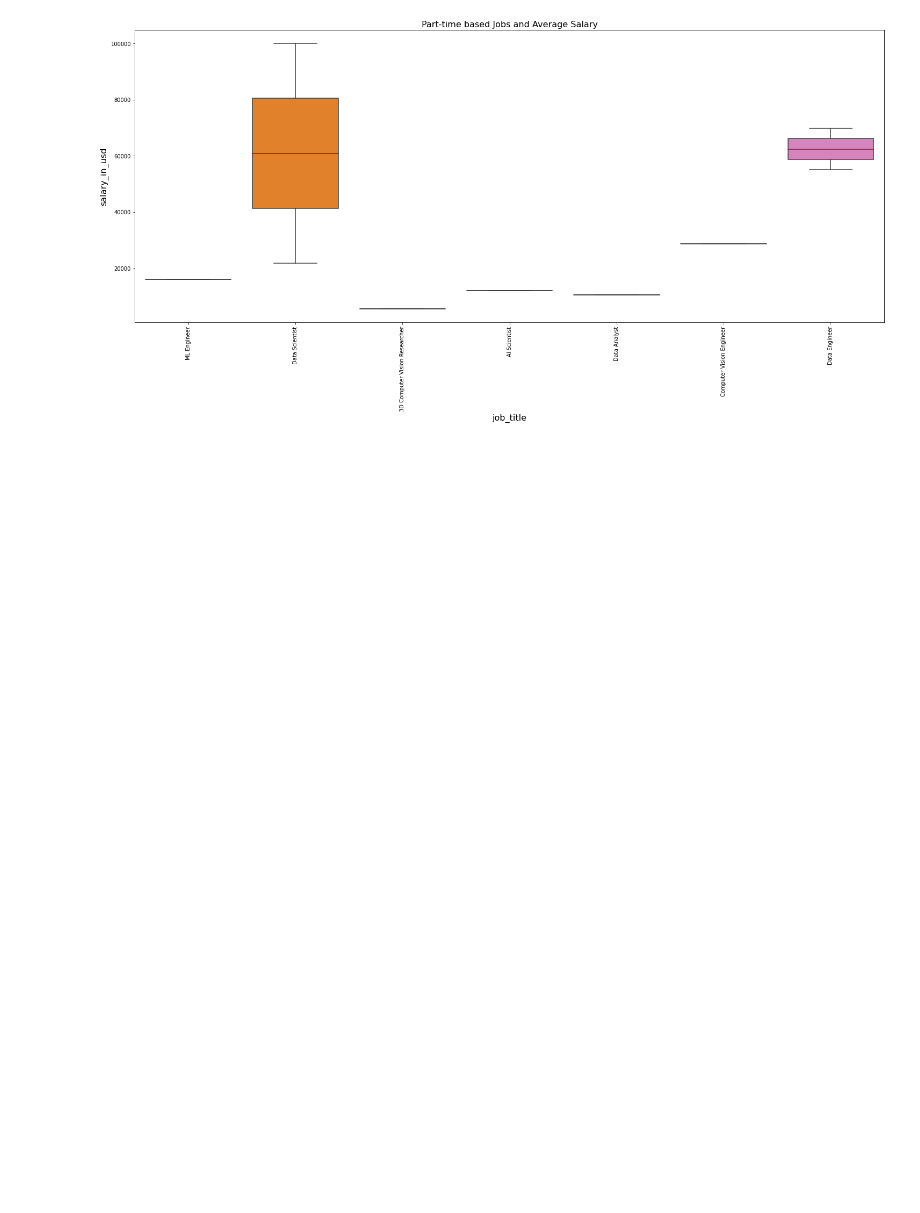
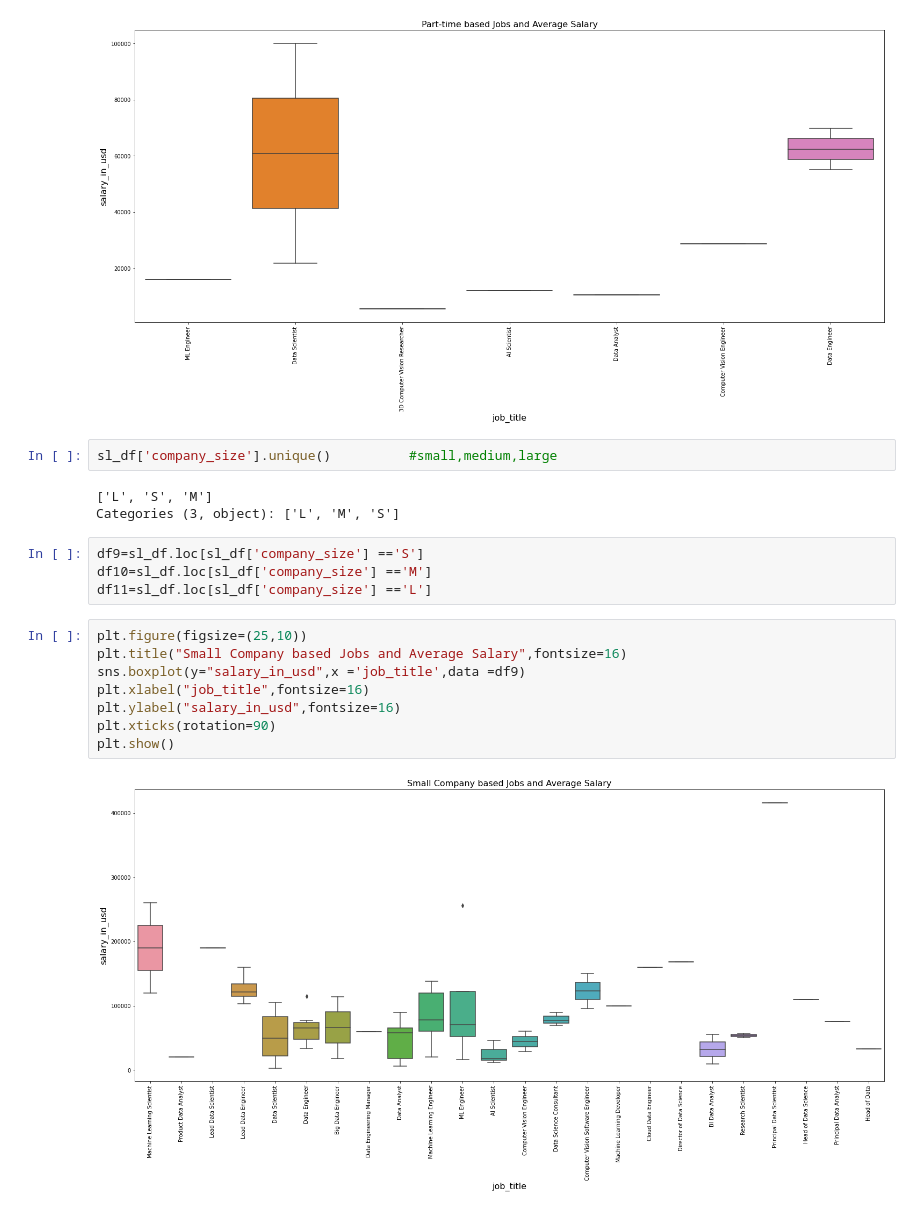
Before and after one commit to Navjotkhatri/Data-Scientist-Salary-Analysis, a Jupyter notebook: Data_Scientist_worldwide_Salary_Analysis.ipynb, the cells around one changed output. Saved outputs shown, nothing was run; the diff lists cells and outputs as text; blank space fills up the shorter version.

```diff
--- a/Data_Scientist_worldwide_Salary_Analysis.ipynb
+++ b/Data_Scientist_worldwide_Salary_Analysis.ipynb
@@ -437,3 +437,22 @@ plt.xticks(rotation=90)
 plt.show()
 # %% [output]
 [figure]
+# %%
+sl_df['company_size'].unique()          #small,medium,large
+# %% [output]
+['L', 'S', 'M']
+Categories (3, object): ['L', 'M', 'S']
+# %%
+df9=sl_df.loc[sl_df['company_size'] =='S']
+df10=sl_df.loc[sl_df['company_size'] =='M']
+df11=sl_df.loc[sl_df['company_size'] =='L']
+# %%
+plt.figure(figsize=(25,10))
+plt.title("Small Company based Jobs and Average Salary",fontsize=16)
+sns.boxplot(y="salary_in_usd",x ='job_title',data =df9)
+plt.xlabel("job_title",fontsize=16)
+plt.ylabel("salary_in_usd",fontsize=16)
+plt.xticks(rotation=90)
+plt.show()
+# %% [output]
+[figure, added]
```
Also changed, not shown: parts of 2 cells of this notebook.
